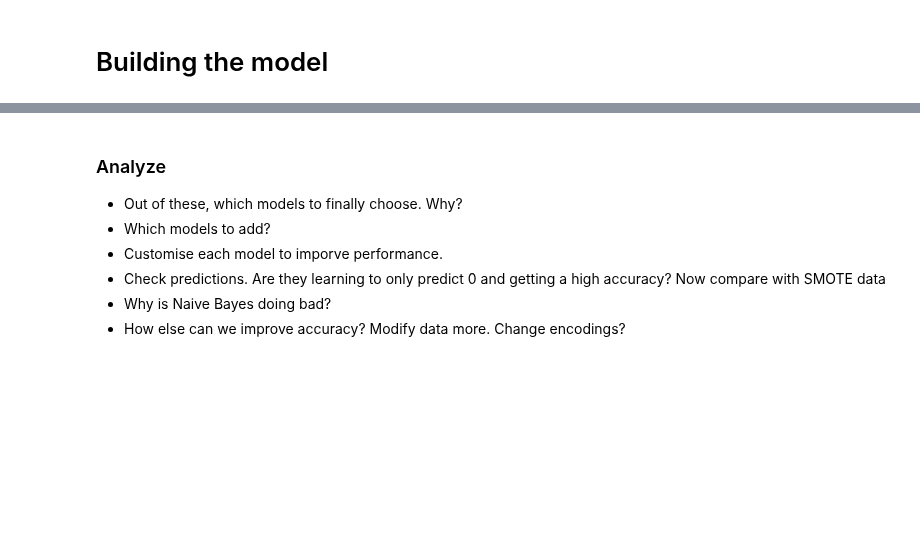
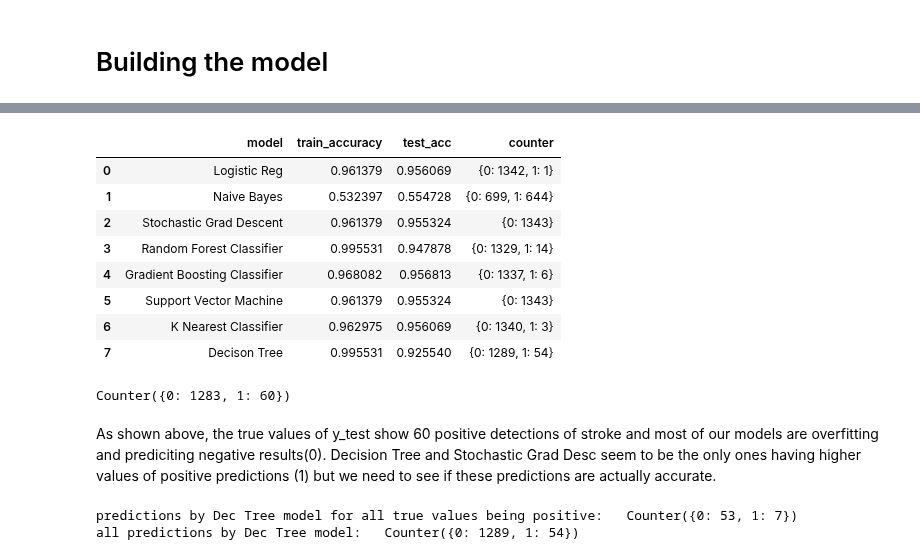
Before and after one commit to Harsh-2420/kaggle, a Jupyter notebook: Stroke Prediction/stroke-analysis.ipynb, the cells around one changed output, grey strips where cells are left out. Cells and saved outputs as stored; diff of their text form; code cells hidden in the pictures; blank space fills up the shorter version.

Commit message:
analysis of results from all the models. We look deeper into the results from a few promising models (Dec Tree, SGD) and see 87% of true predictions were incorrect

```diff
--- a/Stroke Prediction/stroke-analysis.ipynb
+++ b/Stroke Prediction/stroke-analysis.ipynb
@@ -241,13 +251,14 @@ model_dict = {
     'Stochastic Grad Descent': SGDClassifier(),
     'Random Forest Classifier': RandomForestClassifier(),
     'Gradient Boosting Classifier': GradientBoostingClassifier(),
-    'Support Vecotr Machine': SVC(),
+    'Support Vector Machine': SVC(),
     'K Nearest Classifier': KNeighborsClassifier(),
     'Decison Tree': DecisionTreeClassifier()
             }
 model_list = []
 train_acc_list = []
 test_acc_list = []
+counter_list = []
 
 for model, clf in model_dict.items():
     clf.fit(X_train, y_train)
@@ -255,8 +266,12 @@ for model, clf in model_dict.items():
     acc = accuracy_score(y_test, predictions)
     train_pred =  clf.predict(X_train)
     train_acc = accuracy_score(y_train, train_pred)
+    counter = Counter(predictions)
+
     model_list.append(model)
     train_acc_list.append(train_acc)
     test_acc_list.append(acc)
+    counter_list.append(counter)
 
-results = pd.DataFrame({"model": model_list, "train_accuracy": train_acc_list, "test_acc": test_acc_list})
+
+results = pd.DataFrame({"model": model_list, "train_accuracy": train_acc_list, "test_acc": test_acc_list, 'counter': counter_list})
@@ -275,9 +278,24 @@ results
-# %% [markdown]
-### Analyze
-
-- Out of these, which models to finally choose. Why?
-- Which models to add?
-- Customise each model to imporve performance.
-- Check predictions. Are they learning to only predict 0 and getting a high accuracy? Now compare with SMOTE data
-- Why is Naive Bayes doing bad?
-- How else can we improve accuracy? Modify data more. Change encodings?
+# %%
+display(results)
+Counter(y_test)
+# %% [output]
+|  | model | train_accuracy | test_acc | counter |
+| 0 | Logistic Reg | 0.961379 | 0.956069 | {0: 1342, 1: 1} |
+| 1 | Naive Bayes | 0.532397 | 0.554728 | {0: 699, 1: 644} |
+| 2 | Stochastic Grad Descent | 0.961379 | 0.955324 | {0: 1343} |
+| 3 | Random Forest Classifier | 0.995531 | 0.947878 | {0: 1329, 1: 14} |
+| 4 | Gradient Boosting Classifier | 0.968082 | 0.956813 | {0: 1337, 1: 6} |
+| 5 | Support Vector Machine | 0.961379 | 0.955324 | {0: 1343} |
+| 6 | K Nearest Classifier | 0.962975 | 0.956069 | {0: 1340, 1: 3} |
+| 7 | Decison Tree | 0.995531 | 0.925540 | {0: 1289, 1: 54} |
+Counter({0: 1283, 1: 60})
+# %% [markdown]
+As shown above, the true values of y_test show 60 positive detections of stroke and most of our models are overfitting and prediciting negative results(0). Decision Tree and Stochastic Grad Desc seem to be the only ones having higher values of positive predictions (1) but we need to see if these predictions are actually accurate.
+# %%
+y_test = y_test.reset_index().drop('index', axis=1)
+index = y_test.index[y_test['stroke'] == 1]
+print('predictions by Dec Tree model for all true values being positive:  ', Counter(predictions[index]) )
+print('all predictions by Dec Tree model:  ', Counter(predictions) )
+# %% [output]
+predictions by Dec Tree model for all true values being positive:   Counter({0: 53, 1: 7})
+all predictions by Dec Tree model:   Counter({0: 1289, 1: 54})
```
Also changed, not shown: parts of 4 cells of this notebook.
